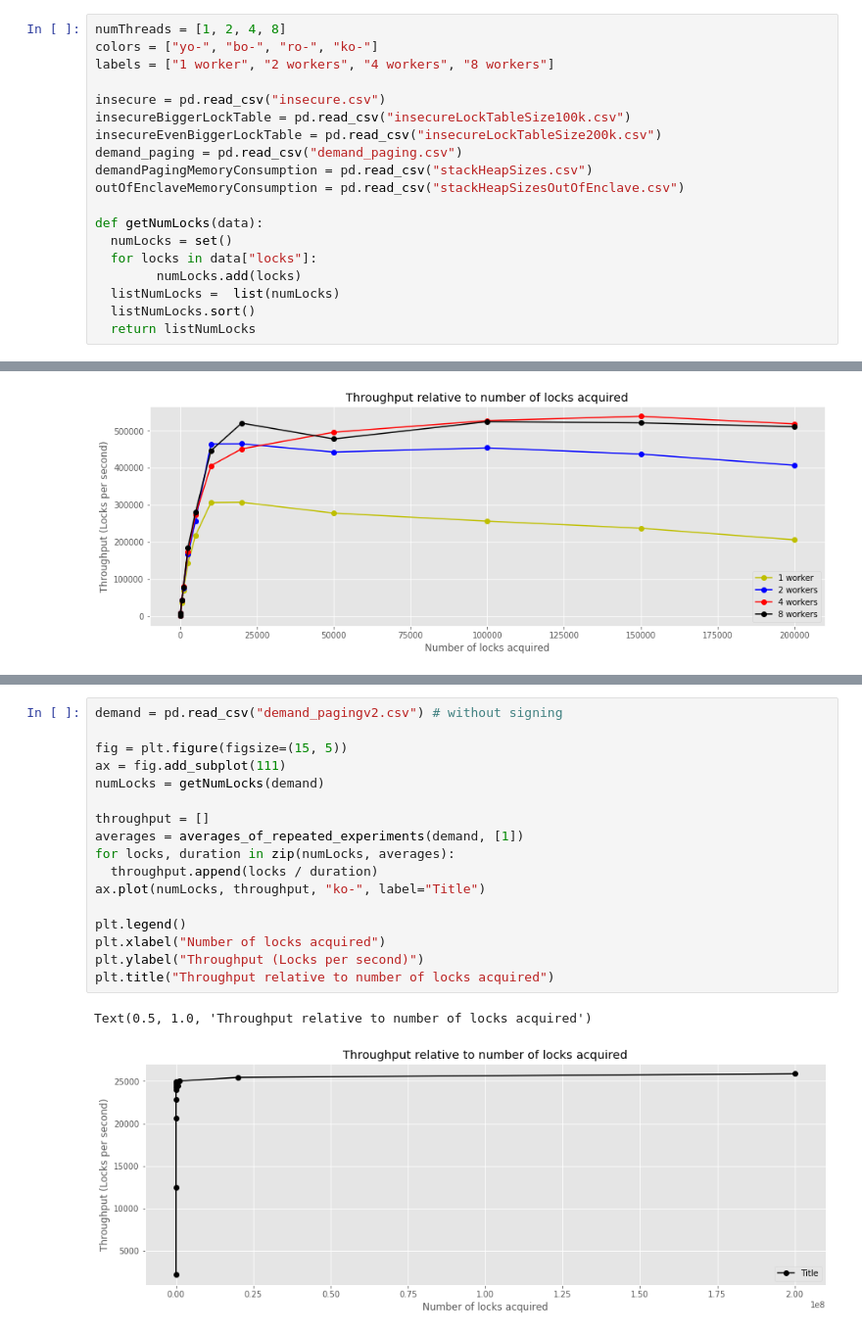
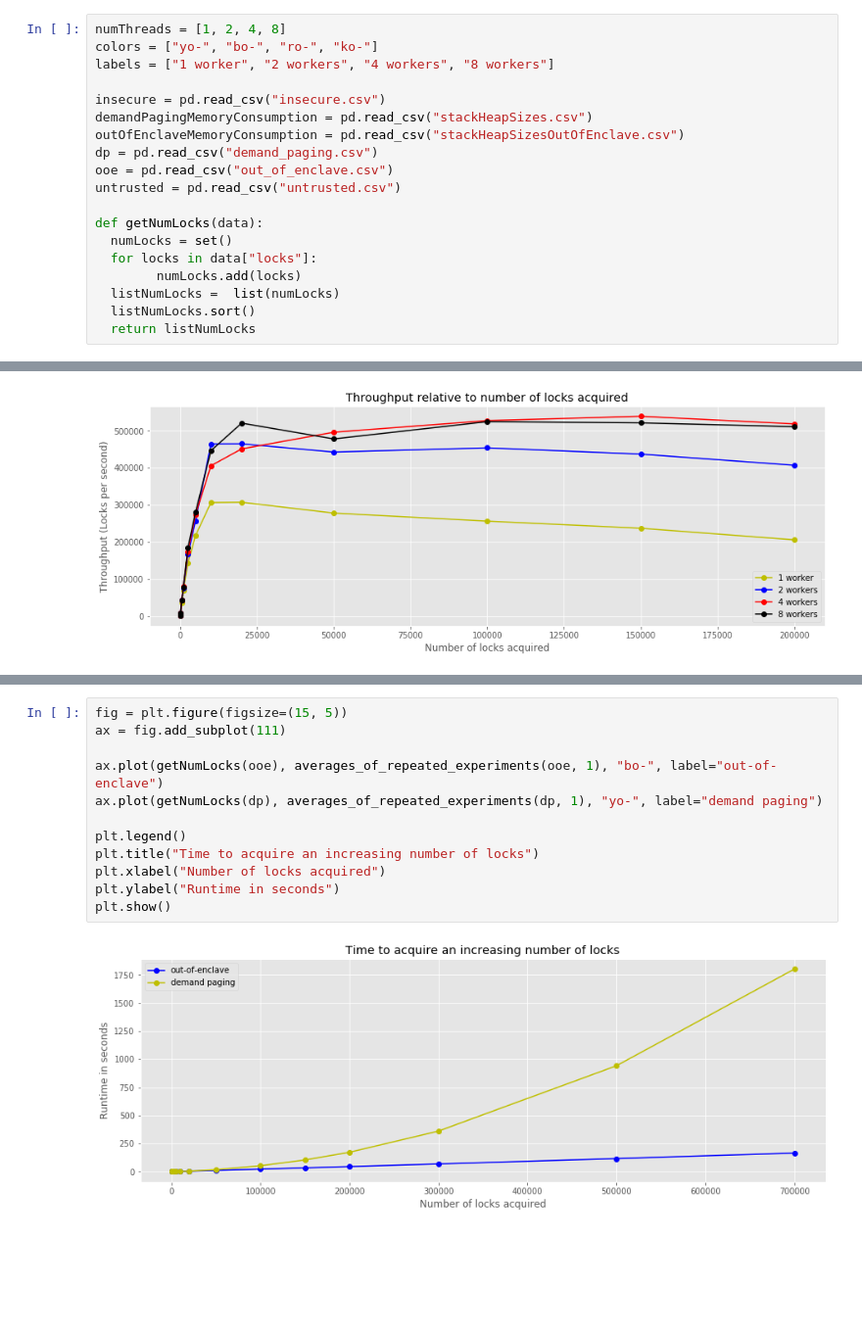
Before and after one commit to shangsuru/verifiable-lockmanager, a Jupyter notebook: benchmark/evaluation/evaluation.ipynb, the cells around one changed output, grey strips where cells are left out. Shown at 98% size. Drawn from its saved outputs; the diff is of its cells as text; blank space fills up the shorter version.

```diff
--- a/benchmark/evaluation/evaluation.ipynb
+++ b/benchmark/evaluation/evaluation.ipynb
@@ -10,11 +10,11 @@ colors = ["yo-", "bo-", "ro-", "ko-"]
 labels = ["1 worker", "2 workers", "4 workers", "8 workers"]
 
 insecure = pd.read_csv("insecure.csv")
-insecureBiggerLockTable = pd.read_csv("insecureLockTableSize100k.csv")
-insecureEvenBiggerLockTable = pd.read_csv("insecureLockTableSize200k.csv")
-demand_paging = pd.read_csv("demand_paging.csv")
 demandPagingMemoryConsumption = pd.read_csv("stackHeapSizes.csv")
 outOfEnclaveMemoryConsumption = pd.read_csv("stackHeapSizesOutOfEnclave.csv")
+dp = pd.read_csv("demand_paging.csv")
+ooe = pd.read_csv("out_of_enclave.csv")
+untrusted = pd.read_csv("untrusted.csv")
 
 def getNumLocks(data):
   numLocks = set()
@@ -128,20 +135,14 @@ plot_throughput(demand_paging)
-# %%
-demand = pd.read_csv("demand_pagingv2.csv") # without signing
-
-fig = plt.figure(figsize=(15, 5))
-ax = fig.add_subplot(111)
-numLocks = getNumLocks(demand)
-
-throughput = []
-averages = averages_of_repeated_experiments(demand, [1])
-for locks, duration in zip(numLocks, averages):
-  throughput.append(locks / duration)
-ax.plot(numLocks, throughput, "ko-", label="Title")
-
-plt.legend()
-plt.xlabel("Number of locks acquired")
-plt.ylabel("Throughput (Locks per second)")
-plt.title("Throughput relative to number of locks acquired")
-# %% [output]
-Text(0.5, 1.0, 'Throughput relative to number of locks acquired')
-[figure, removed]
+# %%
+fig = plt.figure(figsize=(15, 5))
+ax = fig.add_subplot(111)
+
+ax.plot(getNumLocks(ooe), averages_of_repeated_experiments(ooe, 1), "bo-", label="out-of-enclave")
+ax.plot(getNumLocks(dp), averages_of_repeated_experiments(dp, 1), "yo-", label="demand paging")
+
+plt.legend()
+plt.title("Time to acquire an increasing number of locks")
+plt.xlabel("Number of locks acquired")
+plt.ylabel("Runtime in seconds")
+plt.show()
+# %% [output]
+[figure, added]
```
Also changed, not shown: parts of 8 cells of this notebook, 24 other files.
